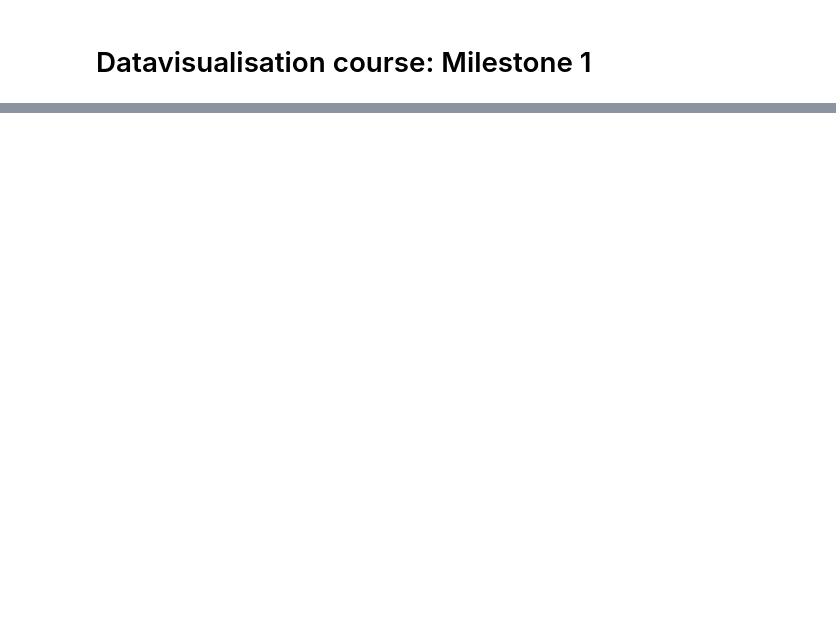
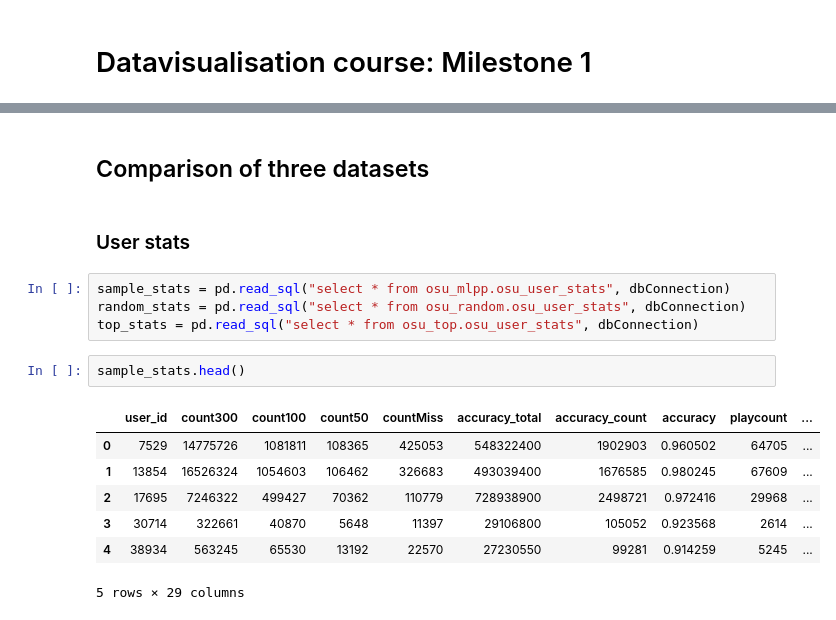
Before and after one commit to com-480-data-visualization/data-visualization-project-2021-itv, a Jupyter notebook: Milestone1/Milestone1_data_exploration.ipynb, the cells around one changed output, grey strips where cells are left out. Cells and saved outputs as stored; diff of their text form; blank space fills up the shorter version.

```diff
--- a/Milestone1/Milestone1_data_exploration.ipynb
+++ b/Milestone1/Milestone1_data_exploration.ipynb
@@ -54,3 +53,21 @@ Sampled users
 9999               1473305
 
 [10000 rows x 29 columns]
+# %% [markdown]
+## Comparison of three datasets
+# %% [markdown]
+### User stats
+# %%
+sample_stats = pd.read_sql("select * from osu_mlpp.osu_user_stats", dbConnection)
+random_stats = pd.read_sql("select * from osu_random.osu_user_stats", dbConnection)
+top_stats = pd.read_sql("select * from osu_top.osu_user_stats", dbConnection)
+# %%
+sample_stats.head()
+# %% [output]
+|  | user_id | count300 | count100 | count50 | countMiss | accuracy_total | accuracy_count | accuracy | playcount | ... |
+| 0 | 7529 | 14775726 | 1081811 | 108365 | 425053 | 548322400 | 1902903 | 0.960502 | 64705 | ... |
+| 1 | 13854 | 16526324 | 1054603 | 106462 | 326683 | 493039400 | 1676585 | 0.980245 | 67609 | ... |
+| 2 | 17695 | 7246322 | 499427 | 70362 | 110779 | 728938900 | 2498721 | 0.972416 | 29968 | ... |
+| 3 | 30714 | 322661 | 40870 | 5648 | 11397 | 29106800 | 105052 | 0.923568 | 2614 | ... |
+| 4 | 38934 | 563245 | 65530 | 13192 | 22570 | 27230550 | 99281 | 0.914259 | 5245 | ... |
+5 rows × 29 columns
```
Also changed, not shown: parts of 14 cells of this notebook, 1 other file.
